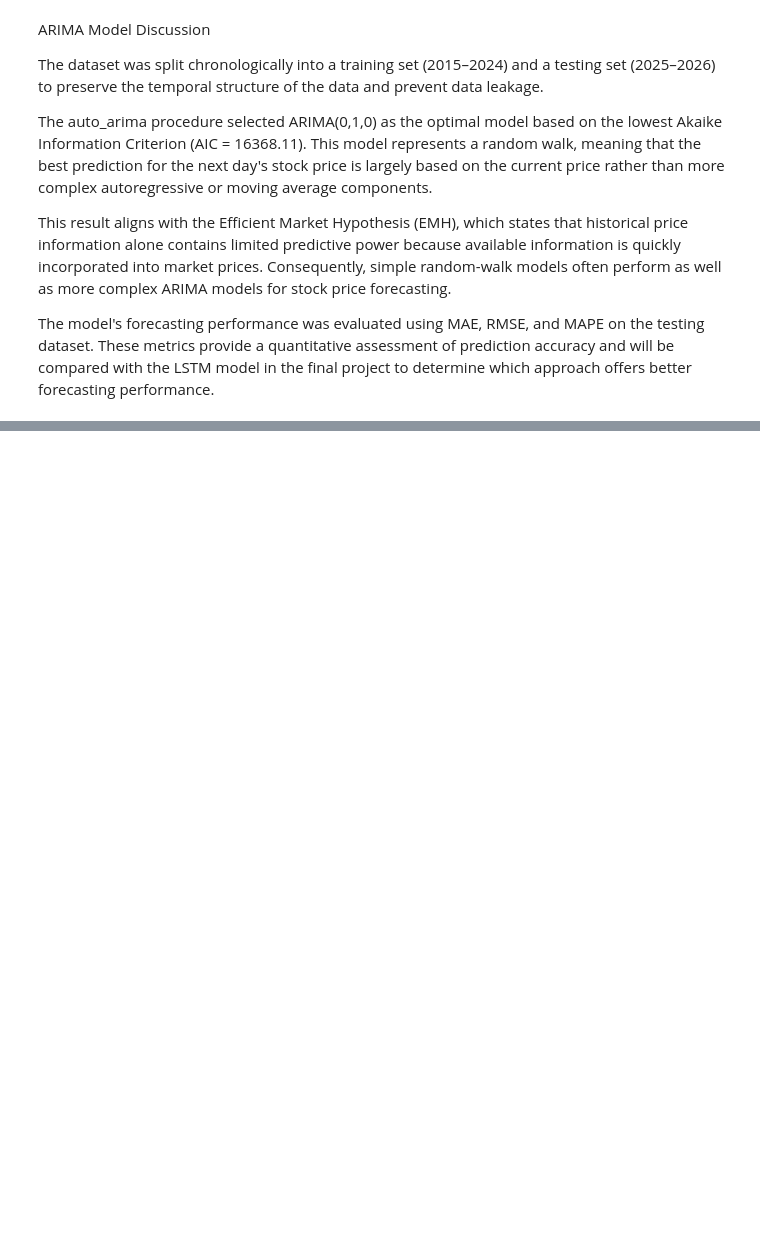
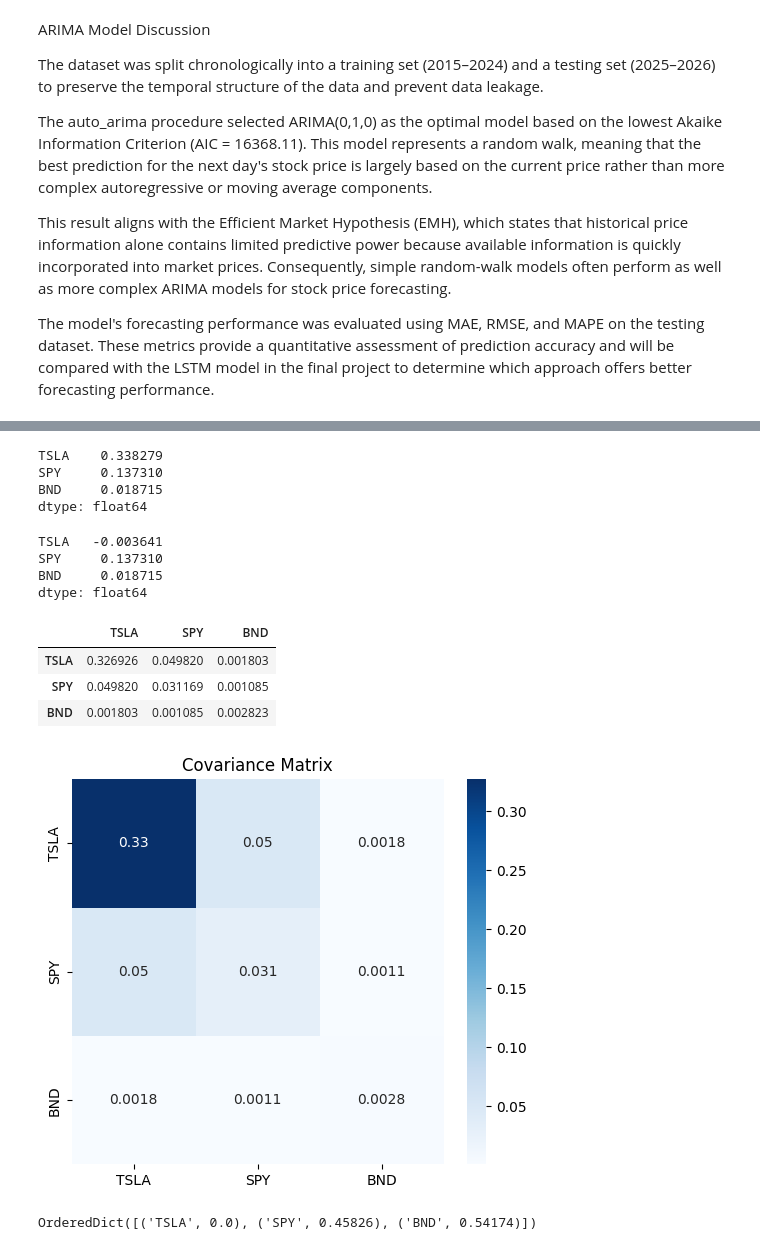
Before and after one commit to MahletBizunehBekele/portfolio-optimization, a Jupyter notebook: notebooks/01_data_preprocessing_and_eda.ipynb, the cells around one changed output, grey strips where cells are left out. Drawn from its saved outputs; the diff is of its cells as text; code cells hidden in the pictures; blank space fills up the shorter version.

```diff
--- a/notebooks/01_data_preprocessing_and_eda.ipynb
+++ b/notebooks/01_data_preprocessing_and_eda.ipynb
@@ -371,0 +450,4 @@ The model's forecasting performance was evaluated using MAE, RMSE, and MAPE on t
+# %%
+tsla["Date"] = pd.to_datetime(tsla["Date"])
+spy["Date"] = pd.to_datetime(spy["Date"])
+bnd["Date"] = pd.to_datetime(bnd["Date"])
@@ -371,0 +554,8 @@ The model's forecasting performance was evaluated using MAE, RMSE, and MAPE on t
+# %%
+prices = pd.DataFrame({
+    "TSLA": tsla["Adj Close"],
+    "SPY": spy["Adj Close"],
+    "BND": bnd["Adj Close"]
+})
+
+prices.head()
@@ -371,0 +571,62 @@ The model's forecasting performance was evaluated using MAE, RMSE, and MAPE on t
+# %%
+mu = expected_returns.mean_historical_return(prices)
+
+mu
+# %% [output]
+TSLA    0.338279
+SPY     0.137310
+BND     0.018715
+dtype: float64
+# %%
+tsla_expected_return = (
+    future_mean.iloc[-1] / train["Adj Close"].iloc[-1]
+) - 1
+
+mu["TSLA"] = tsla_expected_return
+
+mu
+# %% [output]
+TSLA   -0.003641
+SPY     0.137310
+BND     0.018715
+dtype: float64
+# %%
+from pypfopt import risk_models
+
+S = risk_models.sample_cov(prices)
+
+S
+# %% [output]
+|  | TSLA | SPY | BND |
+| TSLA | 0.326926 | 0.049820 | 0.001803 |
+| SPY | 0.049820 | 0.031169 | 0.001085 |
+| BND | 0.001803 | 0.001085 | 0.002823 |
+# %%
+import matplotlib.pyplot as plt
+import seaborn as sns
+
+plt.figure(figsize=(6,5))
+
+sns.heatmap(
+    S,
+    annot=True,
+    cmap="Blues"
+)
+
+plt.title("Covariance Matrix")
+
+plt.show()
+# %% [output]
+[figure, added]
+# %%
+from pypfopt import EfficientFrontier
+
+ef = EfficientFrontier(mu, S)
+
+weights = ef.max_sharpe()
+
+cleaned_weights = ef.clean_weights()
+
+cleaned_weights
+# %% [output]
+OrderedDict([('TSLA', 0.0), ('SPY', 0.45826), ('BND', 0.54174)])
```
Also changed, not shown: parts of 29 cells of this notebook, 3 other files.
